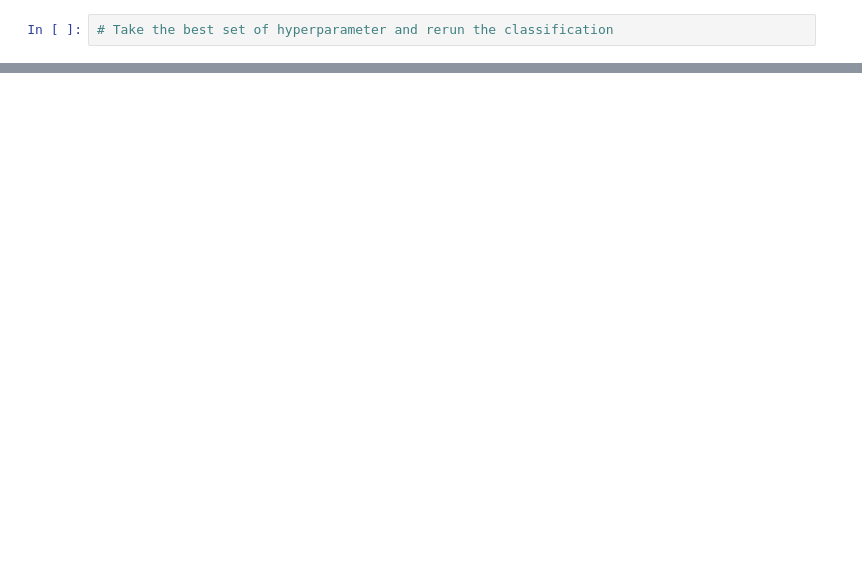
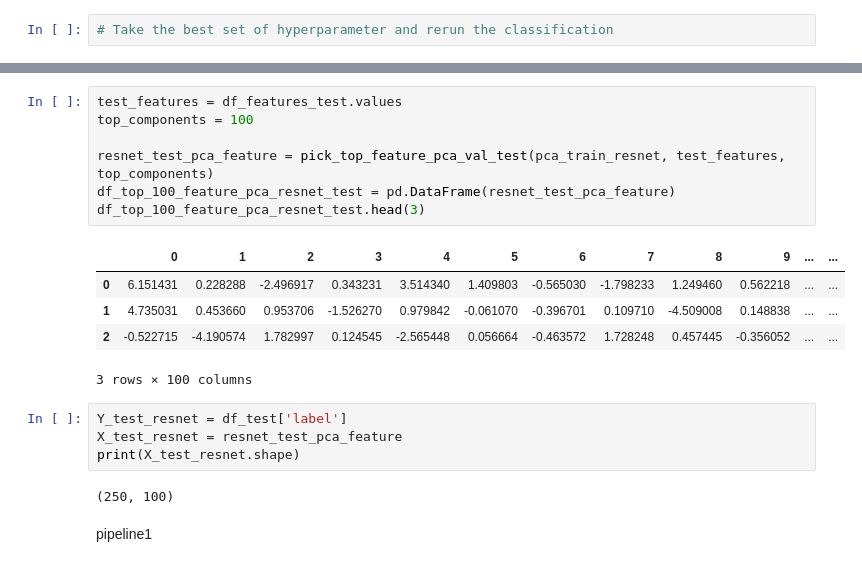
Before and after one commit to immanuelazn/w281_final_galaxy_zoo, a Jupyter notebook: pipeline_123_classifier_LDA_SVM.ipynb, the cells around one changed output, grey strips where cells are left out. Saved outputs shown, nothing was run; the diff lists cells and outputs as text; blank space fills up the shorter version.

```diff
--- a/pipeline_123_classifier_LDA_SVM.ipynb
+++ b/pipeline_123_classifier_LDA_SVM.ipynb
@@ -812,0 +879,21 @@ Best cross-validation accuracy score: 0.69
+# %%
+test_features = df_features_test.values
+top_components = 100
+
+resnet_test_pca_feature = pick_top_feature_pca_val_test(pca_train_resnet, test_features, top_components)
+df_top_100_feature_pca_resnet_test = pd.DataFrame(resnet_test_pca_feature)
+df_top_100_feature_pca_resnet_test.head(3)
+# %% [output]
+|  | 0 | 1 | 2 | 3 | 4 | 5 | 6 | 7 | 8 | 9 | ... | ... |
+| 0 | 6.151431 | 0.228288 | -2.496917 | 0.343231 | 3.514340 | 1.409803 | -0.565030 | -1.798233 | 1.249460 | 0.562218 | ... | ... |
+| 1 | 4.735031 | 0.453660 | 0.953706 | -1.526270 | 0.979842 | -0.061070 | -0.396701 | 0.109710 | -4.509008 | 0.148838 | ... | ... |
+| 2 | -0.522715 | -4.190574 | 1.782997 | 0.124545 | -2.565448 | 0.056664 | -0.463572 | 1.728248 | 0.457445 | -0.356052 | ... | ... |
+3 rows × 100 columns
+# %%
+Y_test_resnet = df_test['label']
+X_test_resnet = resnet_test_pca_feature
+print(X_test_resnet.shape)
+# %% [output]
+(250, 100)
+# %% [markdown]
+pipeline1
```
Also changed, not shown: parts of 25 cells of this notebook.
